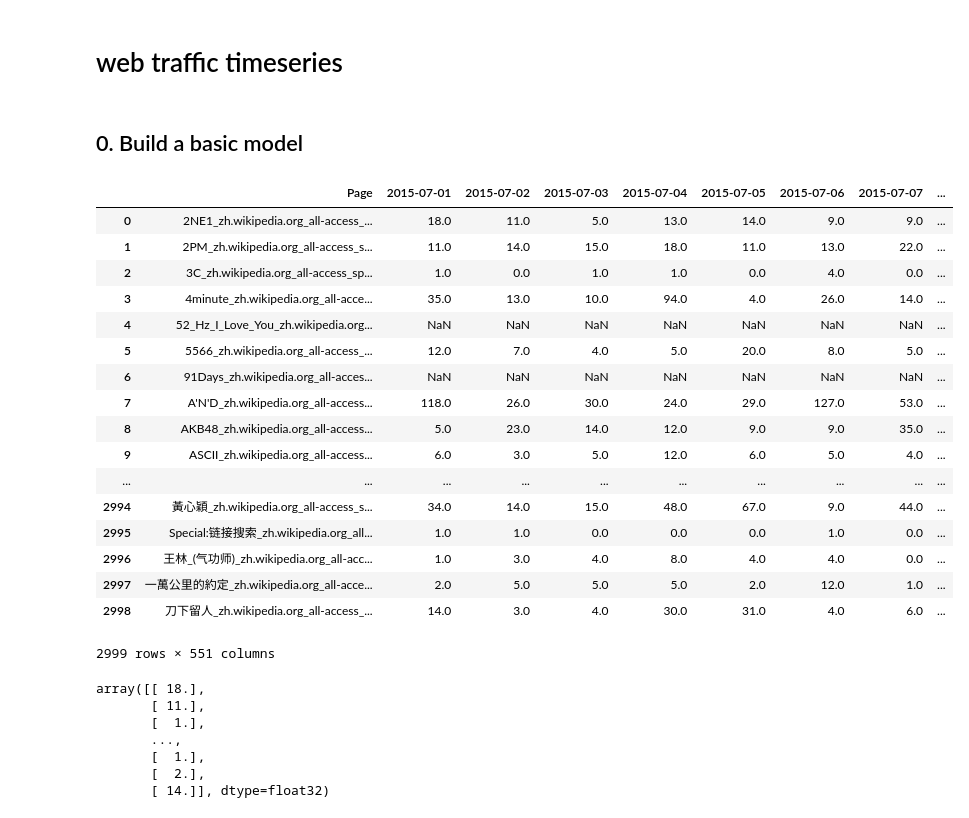
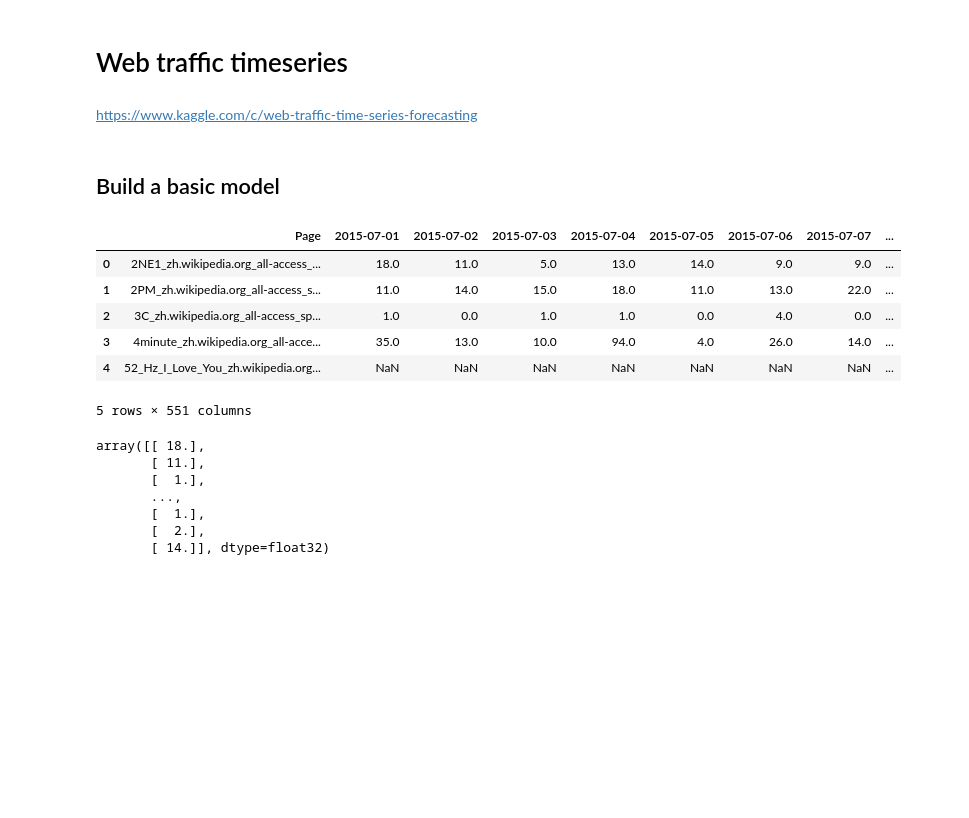
Before and after one commit to soniclavier/bigdata-notebook, a Jupyter notebook: datascience/rnn/Webtraffic_forecasting_LSTM.ipynb, the cells around one changed output. Saved outputs shown, nothing was run; the diff lists cells and outputs as text; code cells hidden in the pictures; blank space fills up the shorter version.

Commit message:
lstm kaggle update

```diff
--- a/datascience/rnn/Webtraffic_forecasting_LSTM.ipynb
+++ b/datascience/rnn/Webtraffic_forecasting_LSTM.ipynb
@@ -1,33 +1,24 @@
 # %% [markdown]
-# web traffic timeseries
+# Web traffic timeseries
+# %% [markdown]
+https://www.kaggle.com/c/web-traffic-time-series-forecasting
 # %% [markdown]
-## 0. Build a basic model
+## Build a basic model
 # %%
 import numpy as np
 import pandas as pd
 # %%
 training_set_sample = pd.read_csv('train_1_sample.csv')
 # %%
-training_set_sample
+training_set_sample[0:5]
 # %% [output]
 |  | Page | 2015-07-01 | 2015-07-02 | 2015-07-03 | 2015-07-04 | 2015-07-05 | 2015-07-06 | 2015-07-07 | ... |
 | 0 | 2NE1_zh.wikipedia.org_all-access_... | 18.0 | 11.0 | 5.0 | 13.0 | 14.0 | 9.0 | 9.0 | ... |
 | 1 | 2PM_zh.wikipedia.org_all-access_s... | 11.0 | 14.0 | 15.0 | 18.0 | 11.0 | 13.0 | 22.0 | ... |
 | 2 | 3C_zh.wikipedia.org_all-access_sp... | 1.0 | 0.0 | 1.0 | 1.0 | 0.0 | 4.0 | 0.0 | ... |
 | 3 | 4minute_zh.wikipedia.org_all-acce... | 35.0 | 13.0 | 10.0 | 94.0 | 4.0 | 26.0 | 14.0 | ... |
 | 4 | 52_Hz_I_Love_You_zh.wikipedia.org... | NaN | NaN | NaN | NaN | NaN | NaN | NaN | ... |
-| 5 | 5566_zh.wikipedia.org_all-access_... | 12.0 | 7.0 | 4.0 | 5.0 | 20.0 | 8.0 | 5.0 | ... |
-| 6 | 91Days_zh.wikipedia.org_all-acces... | NaN | NaN | NaN | NaN | NaN | NaN | NaN | ... |
-| 7 | A'N'D_zh.wikipedia.org_all-access... | 118.0 | 26.0 | 30.0 | 24.0 | 29.0 | 127.0 | 53.0 | ... |
-| 8 | AKB48_zh.wikipedia.org_all-access... | 5.0 | 23.0 | 14.0 | 12.0 | 9.0 | 9.0 | 35.0 | ... |
-| 9 | ASCII_zh.wikipedia.org_all-access... | 6.0 | 3.0 | 5.0 | 12.0 | 6.0 | 5.0 | 4.0 | ... |
-| ... | ... | ... | ... | ... | ... | ... | ... | ... | ... |
-| 2994 | 黃心穎_zh.wikipedia.org_all-access_s... | 34.0 | 14.0 | 15.0 | 48.0 | 67.0 | 9.0 | 44.0 | ... |
-| 2995 | Special:链接搜索_zh.wikipedia.org_all... | 1.0 | 1.0 | 0.0 | 0.0 | 0.0 | 1.0 | 0.0 | ... |
-| 2996 | 王林_(气功师)_zh.wikipedia.org_all-acc... | 1.0 | 3.0 | 4.0 | 8.0 | 4.0 | 4.0 | 0.0 | ... |
-| 2997 | 一萬公里的約定_zh.wikipedia.org_all-acce... | 2.0 | 5.0 | 5.0 | 5.0 | 2.0 | 12.0 | 1.0 | ... |
-| 2998 | 刀下留人_zh.wikipedia.org_all-access_... | 14.0 | 3.0 | 4.0 | 30.0 | 31.0 | 4.0 | 6.0 | ... |
-2999 rows × 551 columns
+5 rows × 551 columns
 # %%
 p1_data = (np.array(training_set_sample)[:,1:2]).astype('float32')
 # %%
```
Also changed, not shown: parts of 31 cells of this notebook.
